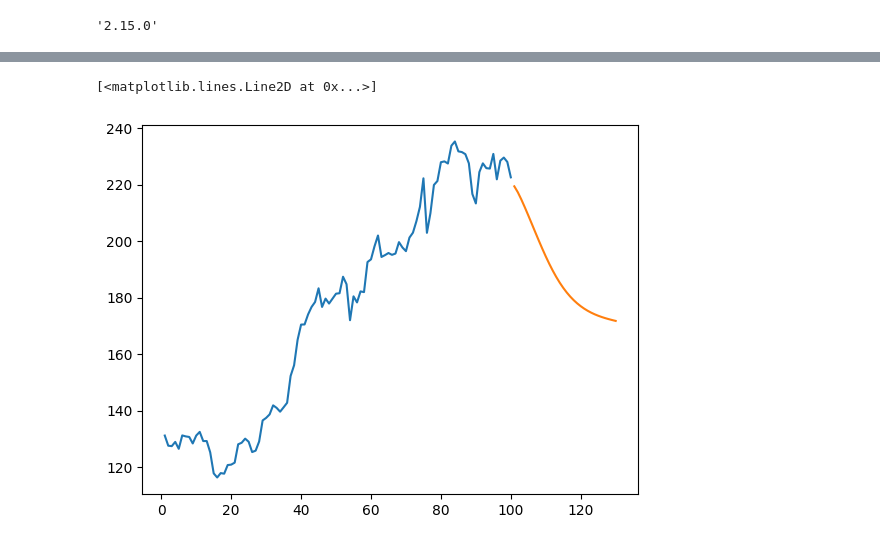
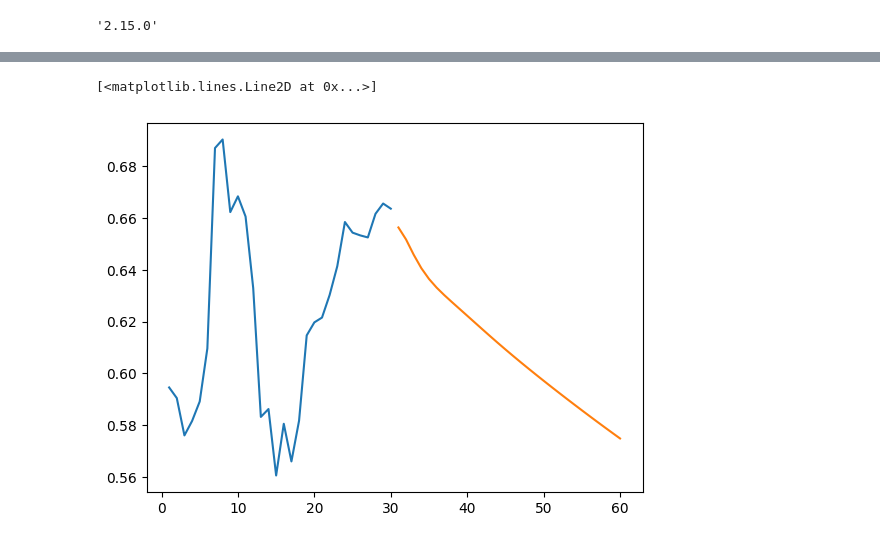
Before and after one commit to shivhub09/LSTM_STOCK_PRICE_PREDICTION, a Jupyter notebook: STOCK_PRICE_PREDICTION_BHEL.ipynb, the cells around one changed output, grey strips where cells are left out. Cells and saved outputs as stored; diff of their text form; code cells hidden in the pictures.

```diff
--- a/STOCK_PRICE_PREDICTION_BHEL.ipynb
+++ b/STOCK_PRICE_PREDICTION_BHEL.ipynb
@@ -269,4 +207,4 @@ _________________________________________________________________
 # %%
-model.fit(X_train,y_train,validation_data=(X_test,ytest),epochs=100,batch_size=64,verbose=1)
+history = model.fit(X_train, y_train, validation_data=(X_test, ytest), epochs=100, batch_size=64, verbose=1)
 # %% [output]
 Epoch 1/100
@@ -349,4 +283,4 @@ test_data.shape
 # %%
-x_input=test_data[1669:].reshape(1,-1)
+x_input=test_data[1746:].reshape(1,-1)
 x_input.shape
 # %% [output]
@@ -363,11 +297,11 @@ len(temp_input)
 from numpy import array
 
 lst_output=[]
-n_steps=100
+n_steps=30
 i=0
 while(i<30):
 
-    if(len(temp_input)>100):
+    if(len(temp_input)>30):
         #print(temp_input)
         x_input=np.array(temp_input[1:])
         print("{} day input {}".format(i,x_input))
@@ -391,5 +325,5 @@ while(i<30):
         i=i+1
 
 
-print(lst_output)
+# print(lst_output)
 # %% [output]
@@ -413,6 +347,6 @@ print(lst_output)
 # %%
-day_new=np.arange(1,101)
-day_pred=np.arange(101,131)
+day_new=np.arange(1,31)
+day_pred=np.arange(31,61)
 # %%
 import matplotlib.pyplot as plt
 # %%
@@ -422,9 +356,9 @@ len(df1)
 # %%
-plt.plot(day_new,scaler.inverse_transform(df1[6975:]))
+plt.plot(day_new,scaler.inverse_transform(df1[7072:]))
 plt.plot(day_pred,scaler.inverse_transform(lst_output))
 # %% [output]
 [<matplotlib.lines.Line2D at 0x...>]
-[figure, old version]
+[figure, new version]
 # %%
 plt.figure(figsize=(20,6))
 df3=df1.tolist()
```
Also changed, not shown: parts of 47 cells of this notebook.
